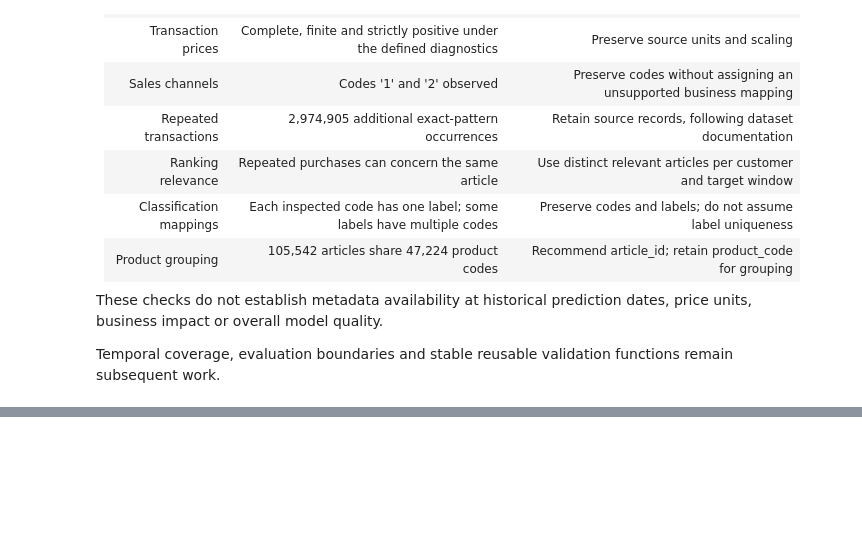
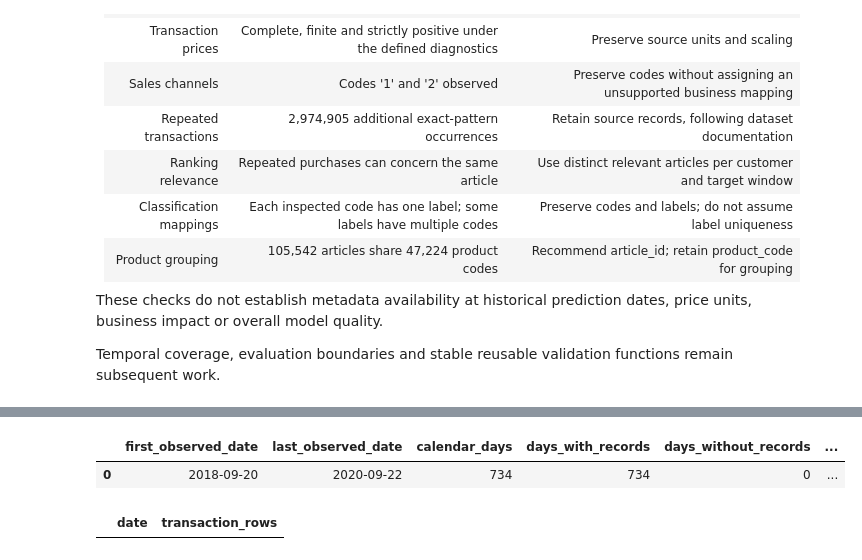
Before and after one commit to Songhai9/atelier-ai-project, a Jupyter notebook: notebooks/atelier_ai.ipynb, the cells around one changed output, grey strips where cells are left out. Cells and saved outputs as stored; diff of their text form; code cells hidden in the pictures; blank space fills up the shorter version.

```diff
--- a/notebooks/atelier_ai.ipynb
+++ b/notebooks/atelier_ai.ipynb
@@ -1960,0 +2038,59 @@ functions remain subsequent work.
+# %%
+source_start = observed_daily["date"].min()
+source_end = observed_daily["date"].max()
+
+source_calendar = pd.date_range(
+    start=source_start,
+    end=source_end,
+    freq="D",
+    name="date",
+)
+
+daily_activity = (
+    observed_daily
+    .set_index("date")
+    .reindex(source_calendar)
+)
+
+daily_activity["observed_in_source"] = (
+    daily_activity["transaction_rows"].notna()
+)
+
+daily_activity["transaction_rows"] = (
+    daily_activity["transaction_rows"]
+    .fillna(0)
+    .astype("int64")
+)
+
+daily_activity = daily_activity.reset_index()
+
+if int(daily_activity["transaction_rows"].sum()) != temporal_rows_scanned:
+    raise ValueError("Daily transaction counts do not reconcile.")
+
+if temporal_rows_scanned != transaction_rows_profiled:
+    raise ValueError("Temporal and quality scans have different row counts.")
+
+coverage_summary = pd.DataFrame([{
+    "first_observed_date": source_start.date(),
+    "last_observed_date": source_end.date(),
+    "calendar_days": len(daily_activity),
+    "days_with_records": int(
+        daily_activity["observed_in_source"].sum()
+    ),
+    "days_without_records": int(
+        (~daily_activity["observed_in_source"]).sum()
+    ),
+    "transaction_rows": temporal_rows_scanned,
+}])
+
+coverage_summary
+# %% [output]
+|  | first_observed_date | last_observed_date | calendar_days | days_with_records | days_without_records | ... |
+| 0 | 2018-09-20 | 2020-09-22 | 734 | 734 | 0 | ... |
+# %%
+daily_activity.loc[
+    ~daily_activity["observed_in_source"],
+    ["date", "transaction_rows"],
+]
+# %% [output]
+|  | date | transaction_rows |
```
Also changed, not shown: parts of 10 cells of this notebook, 1 other file.
